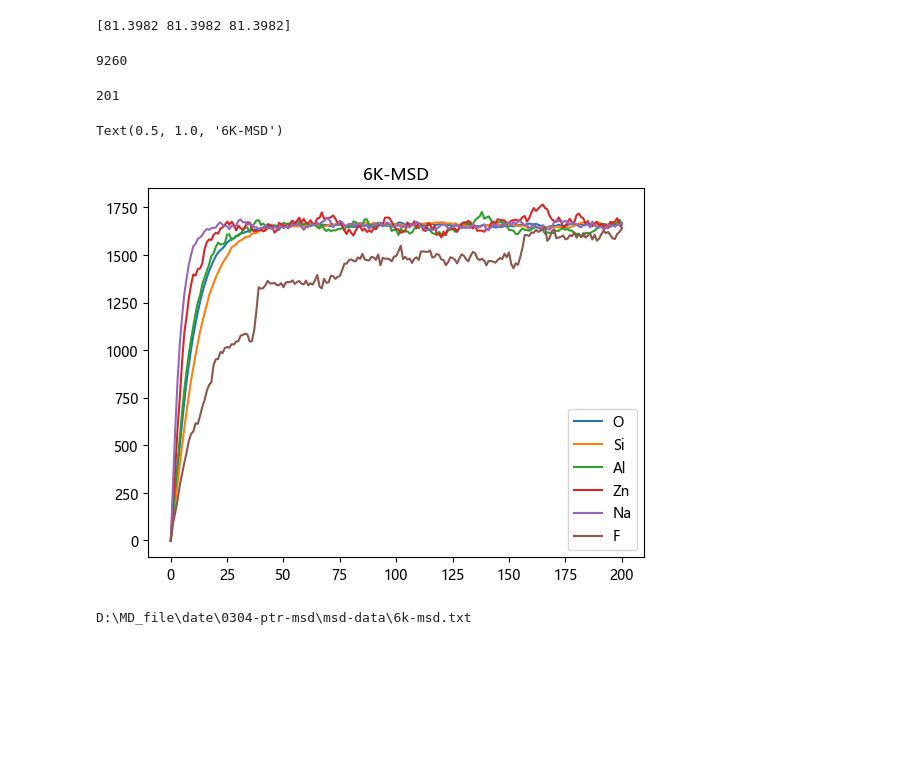
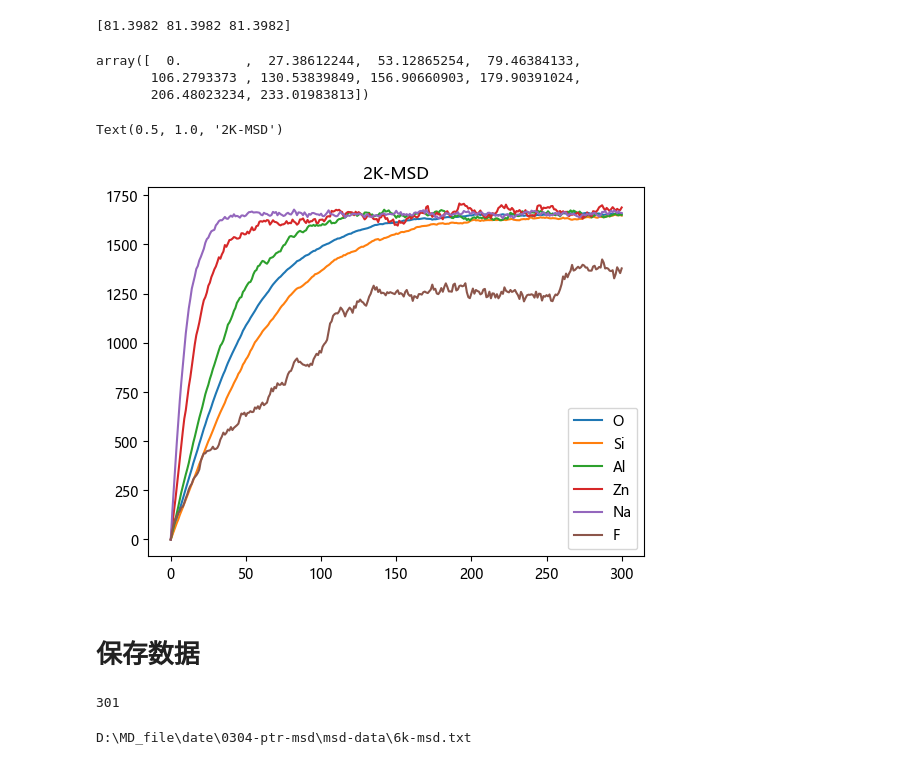
Before and after one commit to Yajiao-Zhang/WorkCode, a Jupyter notebook: 4_cry_ana_code/扩散系数_PTR.ipynb, the cells around one changed output. Cells and saved outputs as stored; diff of their text form; code cells hidden in the pictures; blank space fills up the shorter version.

```diff
--- a/4_cry_ana_code/扩散系数_PTR.ipynb
+++ b/4_cry_ana_code/扩散系数_PTR.ipynb
@@ -7,7 +8,10 @@ plt.rcParams['font.family'] = 'sans-serif'
 plt.rcParams['font.sans-serif'] = ['Microsoft YaHei']  # 或者 'SimHei'
 plt.rcParams['axes.unicode_minus'] = False  # 正常显示负号
 # %%
-file_path = r"D:\MD_file\date\0304-ptr-msd\6k-out_melt_out.xyz"
+root = r'C:\Users\81004\Desktop\ptr2\data'
+file_name = "4000-out_melt_out.xyz"
+#########
+file_path = os.path.join(root,file_name)
 # %%
 def read_xyz_frames(file_path):
     frames = []
@@ -113,26 +117,26 @@ for i_frams in range(len(frames)):
     # 然后再将这一帧存进总数据库中
     for k_ele in ana_element:
         ele_position[k_ele].append(temp_save[k_ele])
-# %%
-len(ele_position['Si'][0])
-# %% [output]
-9260
-# %%
-len(ele_position['Si'])
-# %% [output]
-201
 # %%
 ele_msd = create_lists(ana_element)
 for i_ele in ana_element:
     temp_position =ele_position[i_ele]
     temp_msd = calculate_msd(temp_position, box_size)
     ele_msd[i_ele]=temp_msd
+# %%
+ele_msd['O'][:10]
+# %% [output]
+array([  0.        ,  27.38612244,  53.12865254,  79.46384133,
+       106.2793373 , 130.53839849, 156.90660903, 179.90391024,
+       206.48023234, 233.01983813])
 # %%
 for i in ana_element:
     test = ele_msd[i]
     plt.plot(range(len(test)),test,label=i)
 plt.legend()
-plt.title('6K-MSD')
+plt.title('2K-MSD')
 # %% [output]
-Text(0.5, 1.0, '6K-MSD')
+Text(0.5, 1.0, '2K-MSD')
-[figure, old version]
+[figure, new version]
+# %% [markdown]
+# 保存数据
@@ -139,3 +156,7 @@ Text(0.5, 1.0, '6K-MSD')
+# %%
+len(ele_msd['O'])
+# %% [output]
+301
 # %%
 save_path = r'D:\MD_file\date\0304-ptr-msd\msd-data'
 # %%
```
Also changed, not shown: parts of 3 cells of this notebook, 8 other files.
